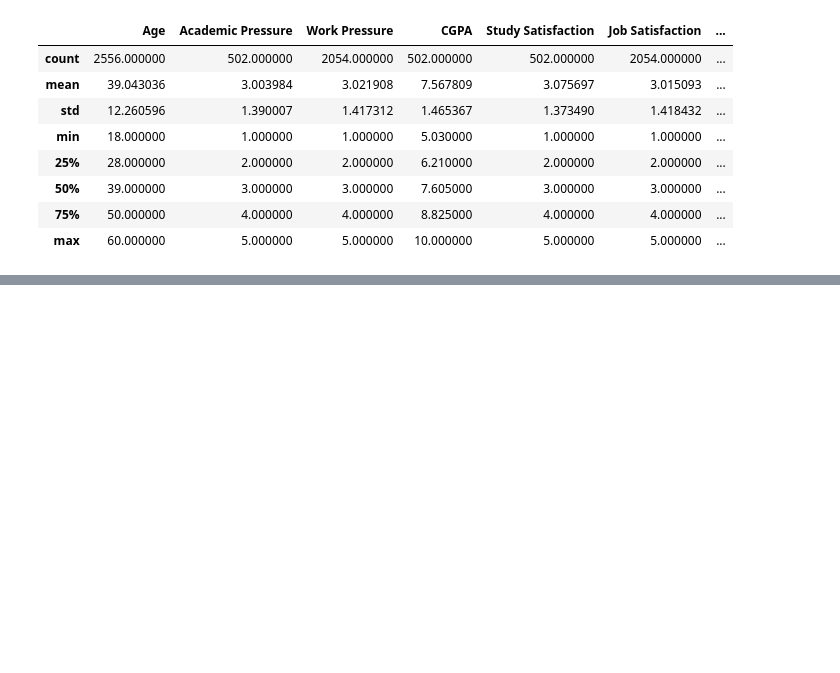
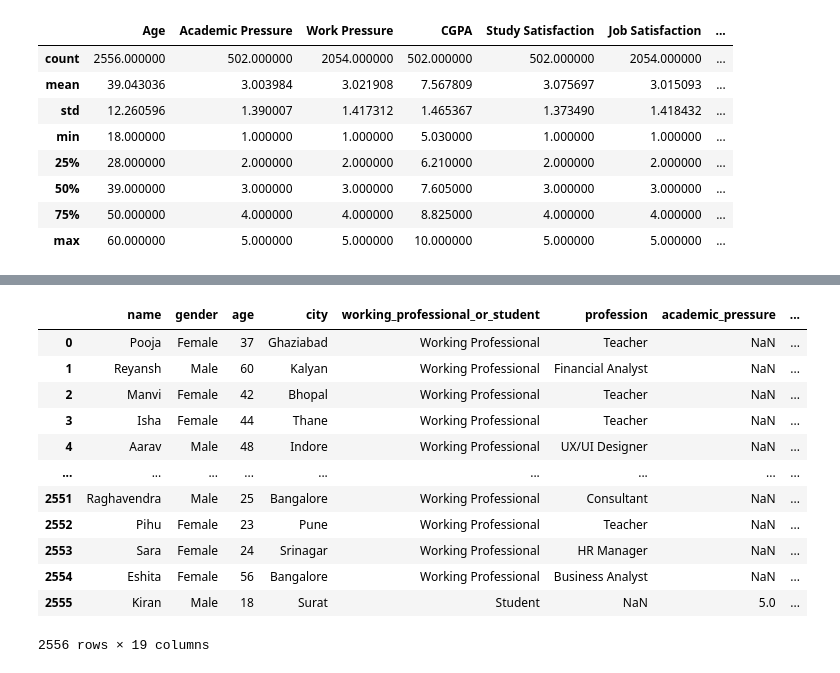
Before and after one commit to elijahlopez94/depression_survey_analysis, a Jupyter notebook: eda.ipynb, the cells around one changed output, grey strips where cells are left out. Cells and saved outputs as stored; diff of their text form; code cells hidden in the pictures; blank space fills up the shorter version.

```diff
--- a/eda.ipynb
+++ b/eda.ipynb
@@ -92,0 +117,23 @@ Before jumping into analysis let's standardize the naming convention of the colu
+# %%
+# Drop ? from naming convention and replace spaces with underscores.
+# Also make all columns lower case
+new_col_names = []
+for column in df.columns:
+    new_col_names.append(column.replace(' ?', '').replace(' ', '_').lower())
+
+df.columns = new_col_names
+df
+# %% [output]
+|  | name | gender | age | city | working_professional_or_student | profession | academic_pressure | ... |
+| 0 | Pooja | Female | 37 | Ghaziabad | Working Professional | Teacher | NaN | ... |
+| 1 | Reyansh | Male | 60 | Kalyan | Working Professional | Financial Analyst | NaN | ... |
+| 2 | Manvi | Female | 42 | Bhopal | Working Professional | Teacher | NaN | ... |
+| 3 | Isha | Female | 44 | Thane | Working Professional | Teacher | NaN | ... |
+| 4 | Aarav | Male | 48 | Indore | Working Professional | UX/UI Designer | NaN | ... |
+| ... | ... | ... | ... | ... | ... | ... | ... | ... |
+| 2551 | Raghavendra | Male | 25 | Bangalore | Working Professional | Consultant | NaN | ... |
+| 2552 | Pihu | Female | 23 | Pune | Working Professional | Teacher | NaN | ... |
+| 2553 | Sara | Female | 24 | Srinagar | Working Professional | HR Manager | NaN | ... |
+| 2554 | Eshita | Female | 56 | Bangalore | Working Professional | Business Analyst | NaN | ... |
+| 2555 | Kiran | Male | 18 | Surat | Student | NaN | 5.0 | ... |
+2556 rows × 19 columns
```
Also changed, not shown: parts of 11 cells of this notebook, 1 other file.
